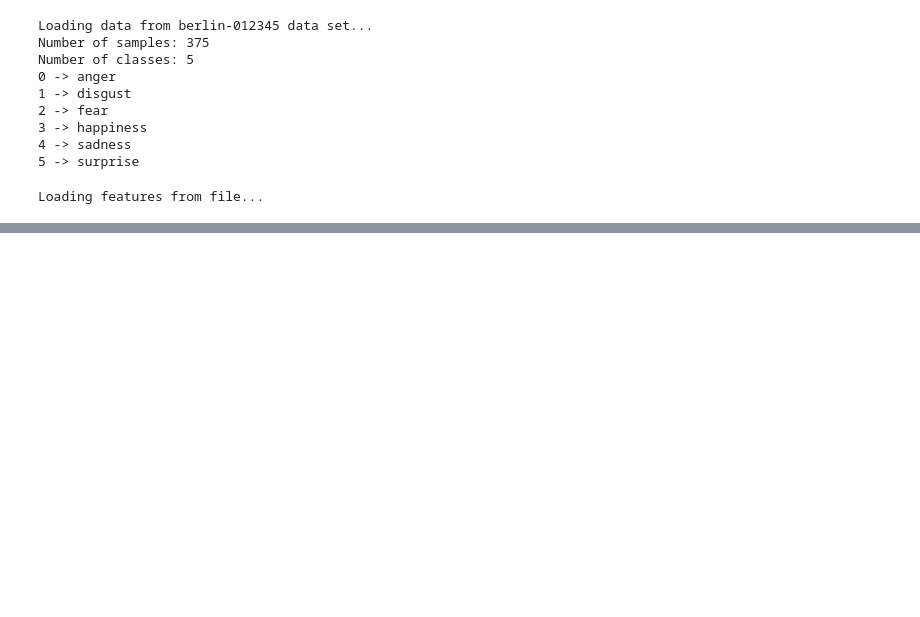
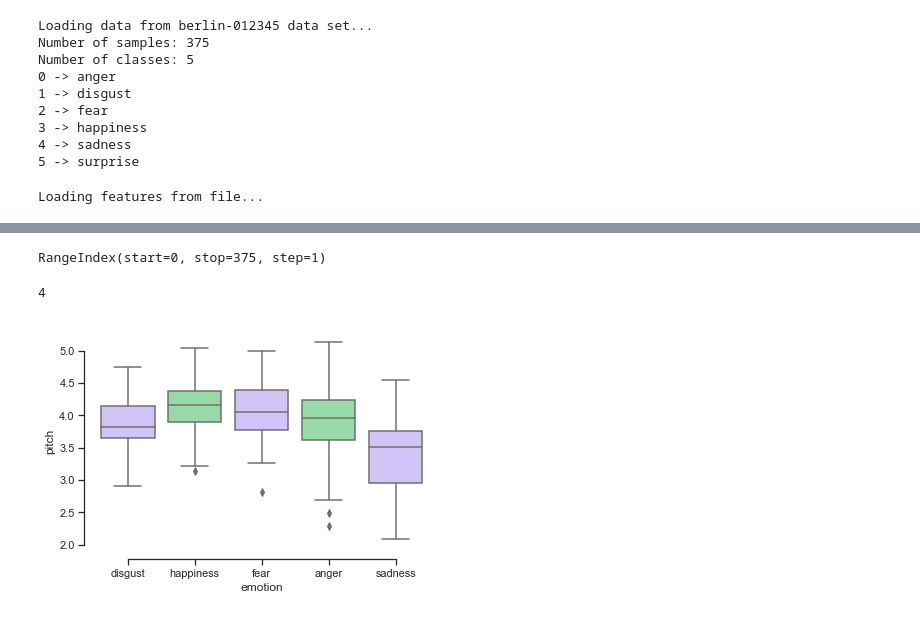
Before and after one commit to micaelgg/tfm-project, a Jupyter notebook: explorando.ipynb, the cells around one changed output, grey strips where cells are left out. Saved outputs shown, nothing was run; the diff lists cells and outputs as text; code cells hidden in the pictures; blank space fills up the shorter version.

```diff
--- a/explorando.ipynb
+++ b/explorando.ipynb
@@ -76,0 +102,21 @@ Loading features from file...
+# %%
+df.describe()
+df.index
+# %% [output]
+RangeIndex(start=0, stop=375, step=1)
+# %%
+features_sequence.itemsize
+# %% [output]
+4
+# %%
+import seaborn as sns
+
+sns.set(style="ticks", palette="pastel")
+
+
+
+sns.boxplot(x="emotion", y="pitch", palette=["m", "g"],
+            data=df)
+sns.despine(offset=10, trim=True)
+# %% [output]
+[figure, added]
```
Also changed, not shown: parts of 7 cells of this notebook, 2 other files.
